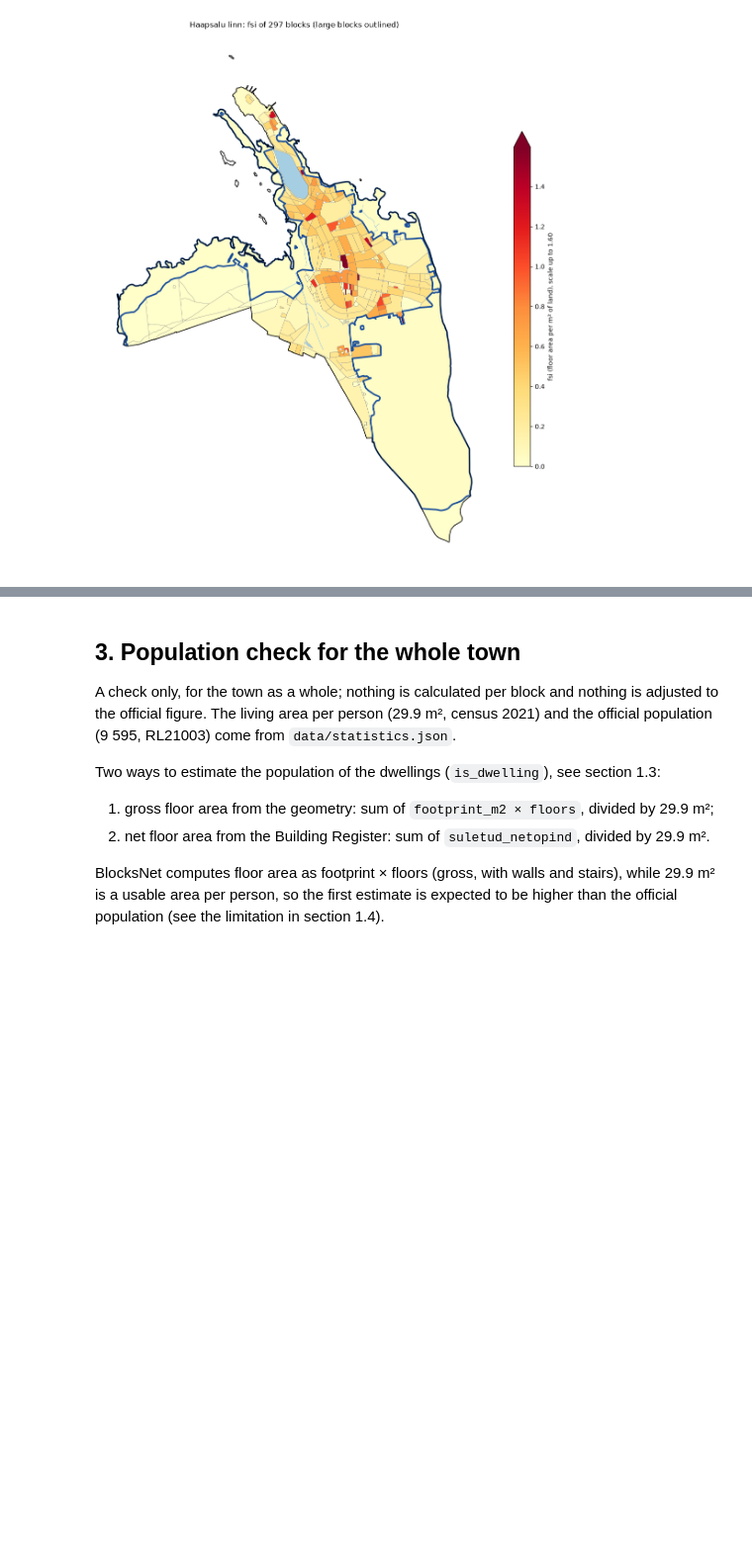
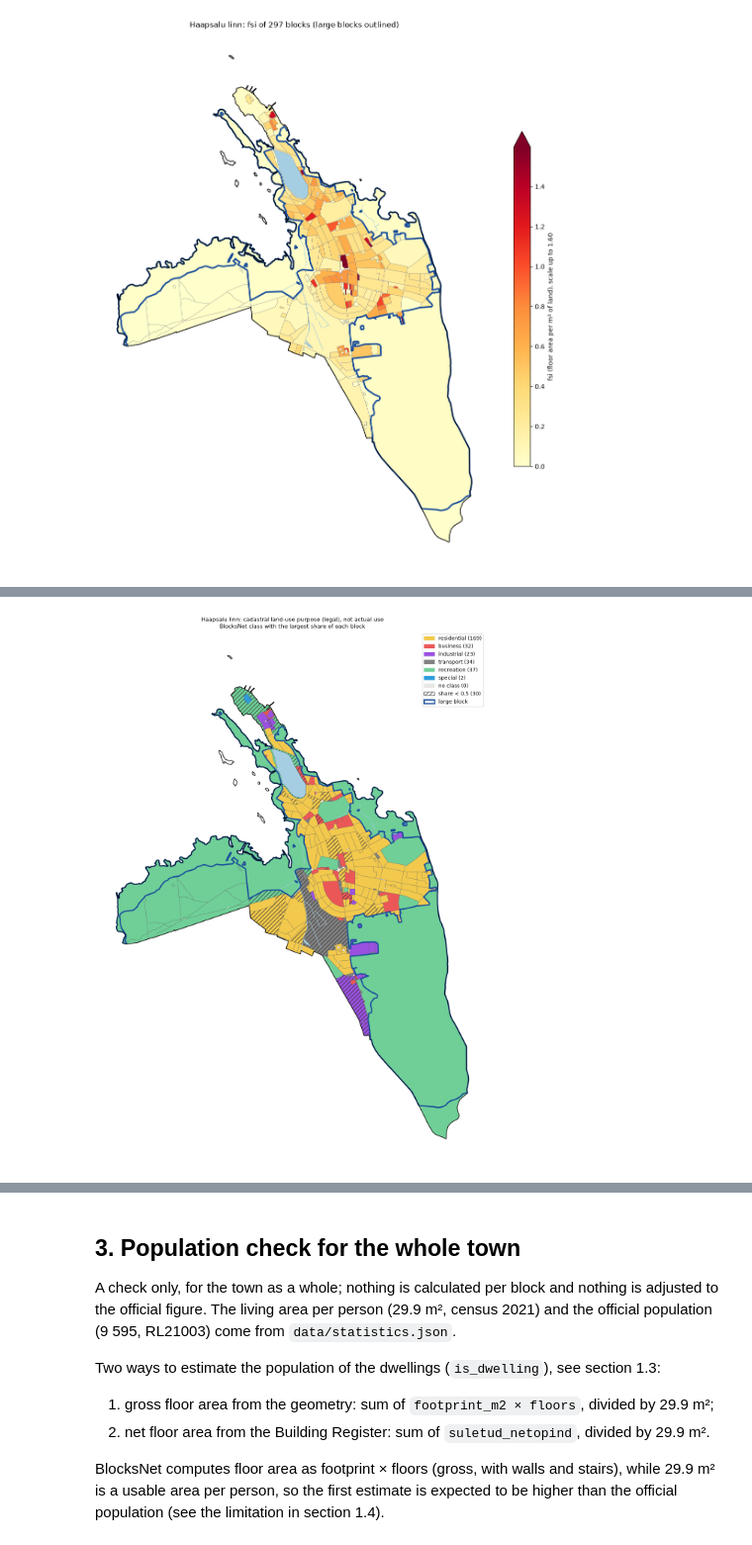
Before and after one commit to aleks-nab/haapsalu-urban-blocks, a Jupyter notebook: notebook.ipynb, the cells around one changed output, grey strips where cells are left out. Shown at 99% size. Cells and saved outputs as stored; diff of their text form; code cells hidden in the pictures; blank space fills up the shorter version.

```diff
--- a/notebook.ipynb
+++ b/notebook.ipynb
@@ -887,6 +978,26 @@ blocks["fsi"] = bn_out["fsi"]
 blocks["l"] = bn_out["l"].where(bn_out["gsi"] > 0)      # empty if gsi = 0 (BlocksNet gives NaN or inf)
 blocks["osr"] = bn_out["osr"].where(bn_out["fsi"] > 0)  # empty if fsi = 0 (BlocksNet gives NaN or inf)
 blocks["share_floors_estimated"] = (sums["floor_area_estimated"] / sums["floor_area"]).where(sums["floor_area"] > 0)
+
+# Land use of the blocks from the cadastral purpose of the parcels: the legal purpose, not the actual use.
+# A parcel with several purposes counts with the purpose of the largest share (functional_zone, section 1.9).
+from blocksnet.blocks.assignment import assign_land_use
+from blocksnet.enums import LandUse
+
+CADASTRE_RULES = {"ELAMUMAA": LandUse.RESIDENTIAL,
+                  "ARIMAA": LandUse.BUSINESS,
+                  "UHISKONDLIKE_EHITISTE_MAA": LandUse.BUSINESS,  # BlocksNet has no class for public buildings
+                  "TOOTMISMAA": LandUse.INDUSTRIAL,
+                  "TRANSPORDIMAA": LandUse.TRANSPORT,
+                  "ULDKASUTATAV_MAA": LandUse.RECREATION,
+                  "KAITSEALUNE_MAA": LandUse.RECREATION,
+                  "RIIGIKAITSEMAA": LandUse.SPECIAL}
+# VEEKOGUDE_MAA (water) and SIHTOTSTARBETA_MAA (no purpose) are not in the rules: they get no class
+assigned = assign_land_use(blocks[["geometry"]], cadastre_parcels[["functional_zone", "geometry"]], CADASTRE_RULES)
+blocks["land_use"] = assigned["land_use"].map(lambda lu: None if lu is None else lu.value)
+blocks["share"] = assigned["share"]
+for lu in LandUse:
+    blocks[f"share_{lu.value}"] = assigned[lu.value]
 print(f"Dropped islands without buildings: {len(islands)} (total area {islands.area_m2.sum():,.0f} m²)")
 print(f"Dropped slivers without buildings: {len(slivers)} (total area {slivers.area_m2.sum():,.0f} m²)")
 # %% [output]
@@ -1123 +1273,28 @@ plt.show()
+# %%
+LU_COLOURS = {"residential": "#f2c94c", "business": "#eb5757", "industrial": "#9b51e0", "transport": "#828282",
+              "recreation": "#6fcf97", "special": "#2d9cdb", "agriculture": "#a0522d"}
+fig, ax = plt.subplots(figsize=(11, 15))
+water.plot(ax=ax, color="#a6cee3", edgecolor="#a6cee3", linewidth=0.8)
+blocks[blocks["land_use"].isna()].plot(ax=ax, color="#e8e8e8", edgecolor="#888888", linewidth=0.3)
+for name, colour in LU_COLOURS.items():
+    part = blocks[blocks["land_use"] == name]
+    if len(part):
+        part.plot(ax=ax, color=colour, edgecolor="#555555", linewidth=0.3)
+blocks[blocks["share"] < 0.5].plot(ax=ax, facecolor="none", edgecolor="#333333", hatch="///", linewidth=0)
+blocks[blocks["large_block"]].boundary.plot(ax=ax, color="#1b4f9c", linewidth=2.5)
+boundary.boundary.plot(ax=ax, color="black", linewidth=1.2)
+handles = [Patch(color=c, label=f"{n} ({int((blocks['land_use'] == n).sum())})") for n, c in LU_COLOURS.items()
+           if (blocks["land_use"] == n).any()]
+handles += [Patch(color="#e8e8e8", label=f"no class ({int(blocks['land_use'].isna().sum())})"),
+            Patch(facecolor="white", edgecolor="#333333", hatch="///", label=f"share < 0.5 ({int((blocks['share'] < 0.5).sum())})"),
+            Patch(facecolor="none", edgecolor="#1b4f9c", linewidth=2.5, label="large block")]
+ax.legend(handles=handles, loc="upper right")
+ax.set_title("Haapsalu linn: cadastral land-use purpose (legal), not actual use\n"
+             "BlocksNet class with the largest share of each block", fontsize=11)
+ax.set_axis_off()
+fig.tight_layout()
+fig.savefig(DATA / "land_use_check.png", dpi=150)
+plt.show()
+# %% [output]
+[figure, added]
 # %% [markdown]
```
Also changed, not shown: parts of 12 cells of this notebook, 7 other files.
